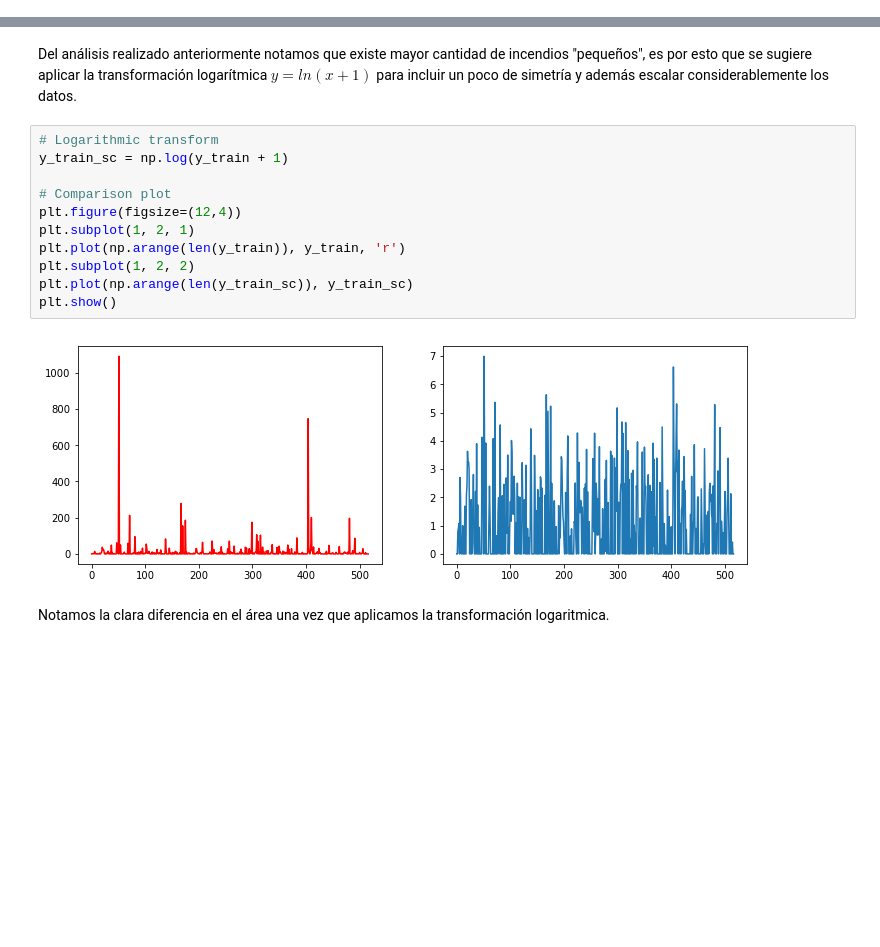
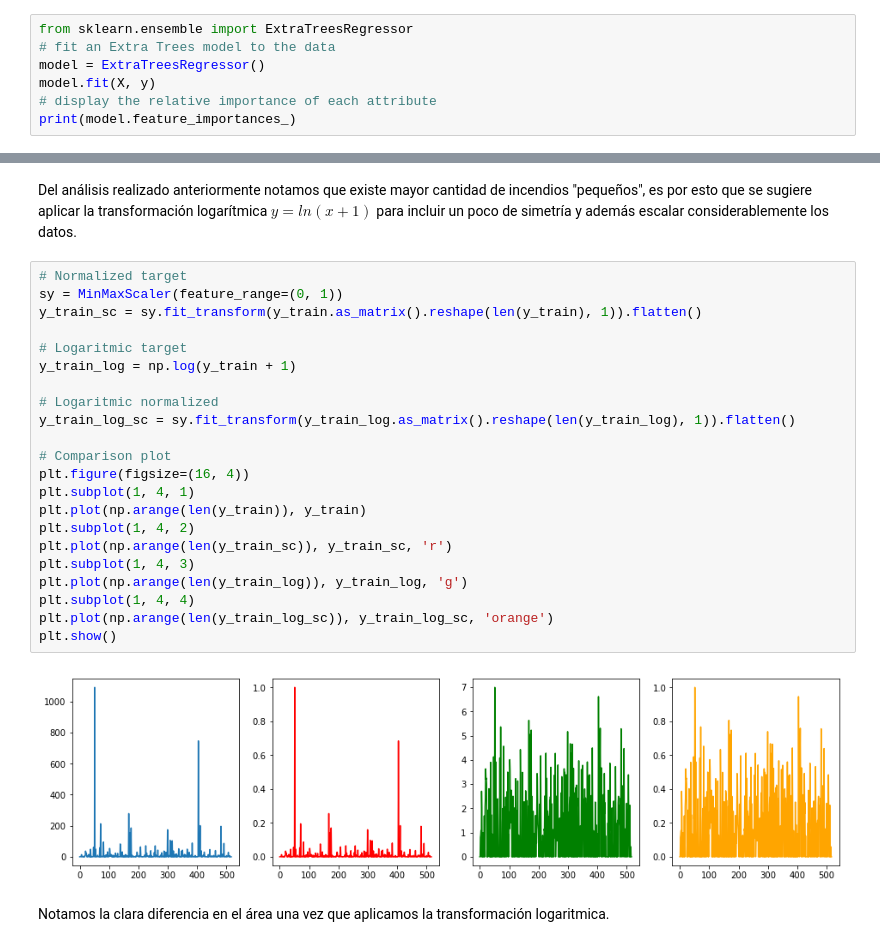
Before and after one commit to dsanmartin/INF578-PJ, a Jupyter notebook: Proyecto.ipynb, the cells around one changed output, grey strips where cells are left out. Saved outputs shown, nothing was run; the diff lists cells and outputs as text; blank space fills up the shorter version.

```diff
--- a/Proyecto.ipynb
+++ b/Proyecto.ipynb
@@ -99,3 +141,10 @@ M = df.loc[:, ['temp', 'RH', 'wind', 'rain']]
 # "raw data" X and Y separation
 X = df.iloc[:,:-1]
 y = df.iloc[:,-1]
+# %%
+from sklearn.ensemble import ExtraTreesRegressor
+# fit an Extra Trees model to the data
+model = ExtraTreesRegressor()
+model.fit(X, y)
+# display the relative importance of each attribute
+print(model.feature_importances_)
@@ -129,18 +182,29 @@ M_train_sc.insert(M_train_sc.shape[1], 'intercept', np.ones(M_train_sc.shape[0])
 # %% [markdown]
 Del análisis realizado anteriormente notamos que existe mayor cantidad de incendios "pequeños", es por esto que se sugiere aplicar la transformación logarítmica $y=ln(x+1)$ para incluir un poco de simetría y además escalar considerablemente los datos.
 # %%
-# Logarithmic transform
-y_train_sc = np.log(y_train + 1)
+# Normalized target
+sy = MinMaxScaler(feature_range=(0, 1))
+y_train_sc = sy.fit_transform(y_train.as_matrix().reshape(len(y_train), 1)).flatten()
+
+# Logaritmic target
+y_train_log = np.log(y_train + 1)
+
+# Logaritmic normalized
+y_train_log_sc = sy.fit_transform(y_train_log.as_matrix().reshape(len(y_train_log), 1)).flatten()
 
 # Comparison plot
-plt.figure(figsize=(12,4))
-plt.subplot(1, 2, 1)
-plt.plot(np.arange(len(y_train)), y_train, 'r')
-plt.subplot(1, 2, 2)
-plt.plot(np.arange(len(y_train_sc)), y_train_sc)
+plt.figure(figsize=(16, 4))
+plt.subplot(1, 4, 1)
+plt.plot(np.arange(len(y_train)), y_train)
+plt.subplot(1, 4, 2)
+plt.plot(np.arange(len(y_train_sc)), y_train_sc, 'r')
+plt.subplot(1, 4, 3)
+plt.plot(np.arange(len(y_train_log)), y_train_log, 'g')
+plt.subplot(1, 4, 4)
+plt.plot(np.arange(len(y_train_log_sc)), y_train_log_sc, 'orange')
 plt.show()
 # %% [output]
-[figure, old version]
+[figure, new version]
 # %% [markdown]
 Notamos la clara diferencia en el área una vez que aplicamos la transformación logaritmica.
 # %% [markdown]
```
Also changed, not shown: parts of 80 cells of this notebook.
